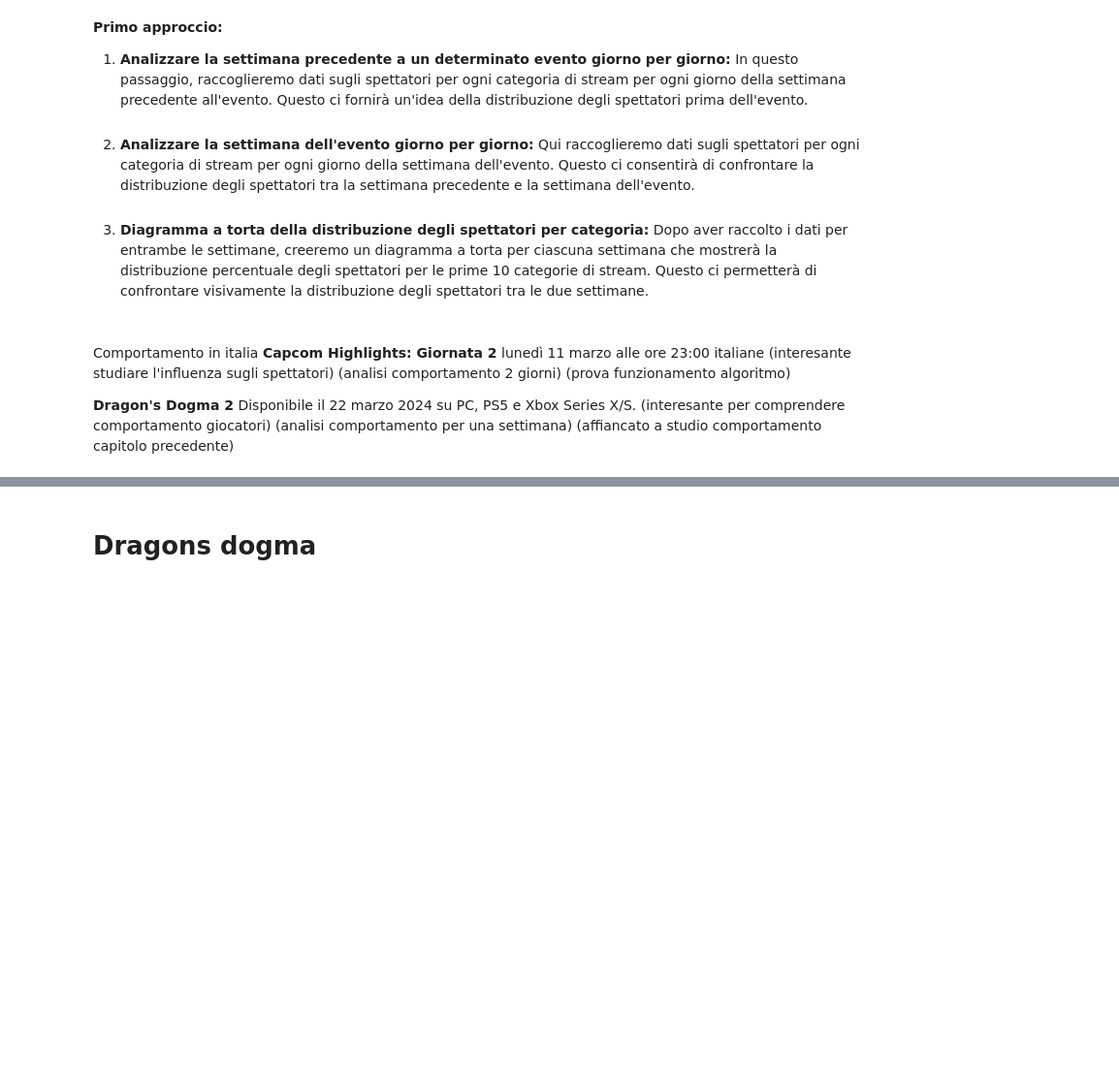
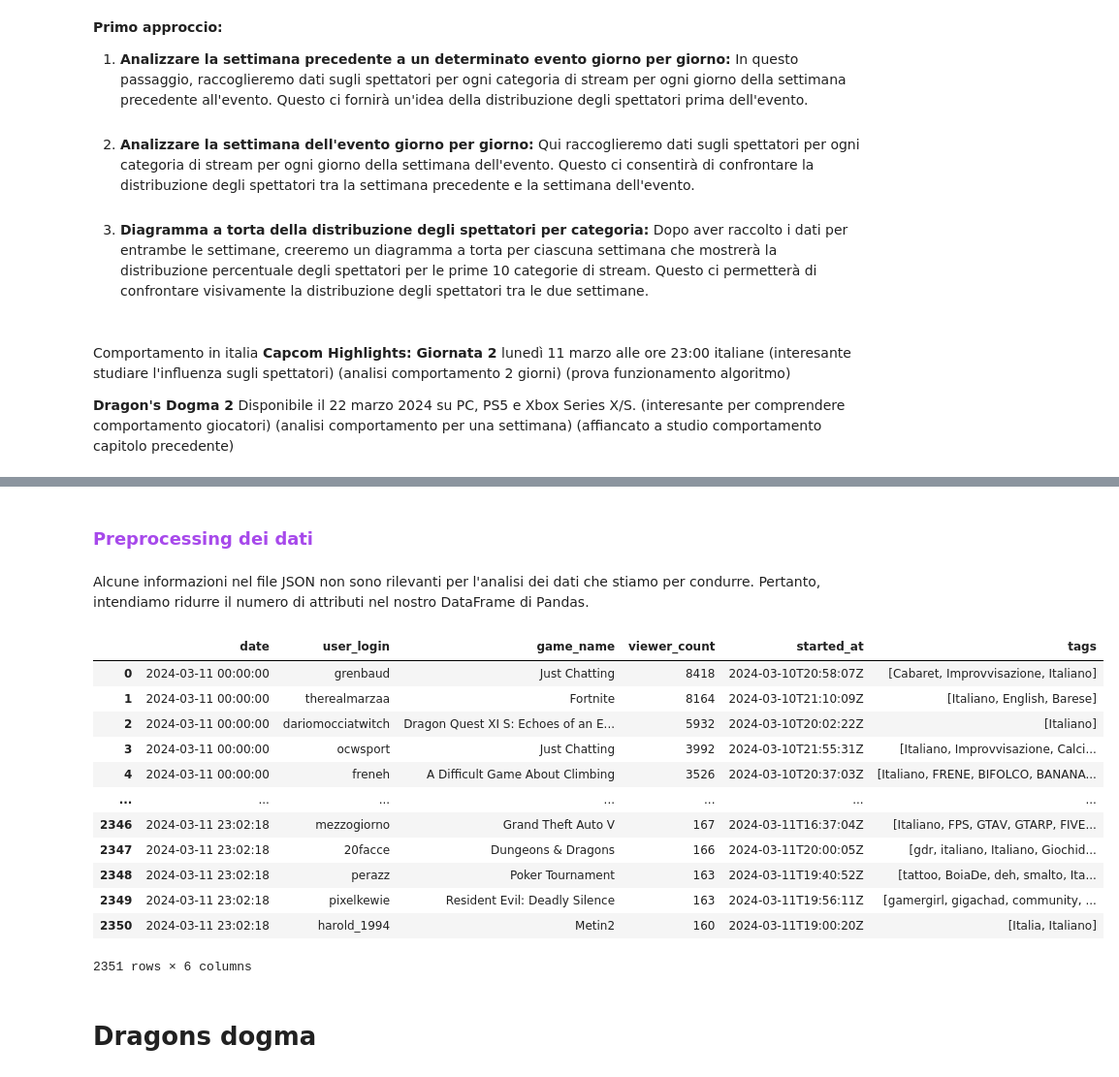
Before and after one commit to LenionK/Tutorial-SM, a Jupyter notebook: Tutorial.ipynb, the cells around one changed output, grey strips where cells are left out. Shown at 97% size. Cells and saved outputs as stored; diff of their text form; code cells hidden in the pictures; blank space fills up the shorter version.

Commit message:
inizio analisi dati
inizio analisi dati

```diff
--- a/Tutorial.ipynb
+++ b/Tutorial.ipynb
@@ -300,8 +317,8 @@ import time
 import pandas as pd
 from IPython.display import display
 
-client_ID = "" #Client ID
-secret_KEY = "" #Secret Key
+client_ID = "cgfqdphh3gt4sxmdvxn341itb102x4" #Client ID
+secret_KEY = "ojeefn1at0fyhdm4km8ee62ty0l7x3" #Secret Key
 
 body = {
     'client_id': client_ID,
@@ -390,9 +422,3 @@ def get_data(day,path): #versione automatizzata
 # %%
 file_name = "stream_data_capcom_"
 get_data(2,file_name)
-# %%
-def get_df(path):
-    with open(path, 'r+', encoding='utf-8') as openfile:
-        streams_info = json.load(openfile)
-
-    return  pd.json_normalize(streams_info['pools'])
@@ -402,3 +502,45 @@ display(get_df(path))
+# %% [markdown]
+### <span style="color:#a749eb;" id ="preprocessing_capcom">**Preprocessing dei dati**</span>
+# %% [markdown]
+Alcune informazioni nel file JSON non sono rilevanti per l'analisi dei dati che stiamo per condurre. Pertanto, intendiamo ridurre il numero di attributi nel nostro DataFrame di Pandas.
+# %%
+def riduci_feature(df):
+    """
+    Riduce la quantità di feature nel DataFrame, mantenendo solo le informazioni rilevanti per l'analisi.
+
+    Args:
+        df (pandas.DataFrame): Il DataFrame contenente i dati da ridurre.
+
+    Returns:
+        pandas.DataFrame: Il DataFrame ridotto con le feature selezionate.
+    """
+    # Lista delle feature rilevanti per l'analisi
+    feature_selezionate = ['date', 'user_login', 'game_name', 'viewer_count', 'started_at' , 'tags']
+
+    # Seleziona solo le feature rilevanti
+    df_ridotto = df[feature_selezionate]
+
+    return df_ridotto
+# %%
+path = "data_capcom/stream_data_capcom_1.json"
+df = get_df(path)
+
+df_ridotto = riduci_feature(df)
+display(df_ridotto)
+# %% [output]
+|  | date | user_login | game_name | viewer_count | started_at | tags |
+| 0 | 2024-03-11 00:00:00 | grenbaud | Just Chatting | 8418 | 2024-03-10T20:58:07Z | [Cabaret, Improvvisazione, Italiano] |
+| 1 | 2024-03-11 00:00:00 | therealmarzaa | Fortnite | 8164 | 2024-03-10T21:10:09Z | [Italiano, English, Barese] |
+| 2 | 2024-03-11 00:00:00 | dariomocciatwitch | Dragon Quest XI S: Echoes of an E... | 5932 | 2024-03-10T20:02:22Z | [Italiano] |
+| 3 | 2024-03-11 00:00:00 | ocwsport | Just Chatting | 3992 | 2024-03-10T21:55:31Z | [Italiano, Improvvisazione, Calci... |
+| 4 | 2024-03-11 00:00:00 | freneh | A Difficult Game About Climbing | 3526 | 2024-03-10T20:37:03Z | [Italiano, FRENE, BIFOLCO, BANANA... |
+| ... | ... | ... | ... | ... | ... | ... |
+| 2346 | 2024-03-11 23:02:18 | mezzogiorno | Grand Theft Auto V | 167 | 2024-03-11T16:37:04Z | [Italiano, FPS, GTAⅤ, GTARP, FIVE... |
+| 2347 | 2024-03-11 23:02:18 | 20facce | Dungeons & Dragons | 166 | 2024-03-11T20:00:05Z | [gdr, italiano, Italiano, Giochid... |
+| 2348 | 2024-03-11 23:02:18 | perazz | Poker Tournament | 163 | 2024-03-11T19:40:52Z | [tattoo, BoiaDe, deh, smalto, Ita... |
+| 2349 | 2024-03-11 23:02:18 | pixelkewie | Resident Evil: Deadly Silence | 163 | 2024-03-11T19:56:11Z | [gamergirl, gigachad, community, ... |
+| 2350 | 2024-03-11 23:02:18 | harold_1994 | Metin2 | 160 | 2024-03-11T19:00:20Z | [Italia, Italiano] |
+2351 rows × 6 columns
 # %% [markdown]
 # Dragons dogma
 # %%
```
Also changed, not shown: parts of 13 cells of this notebook, 2 other files.
